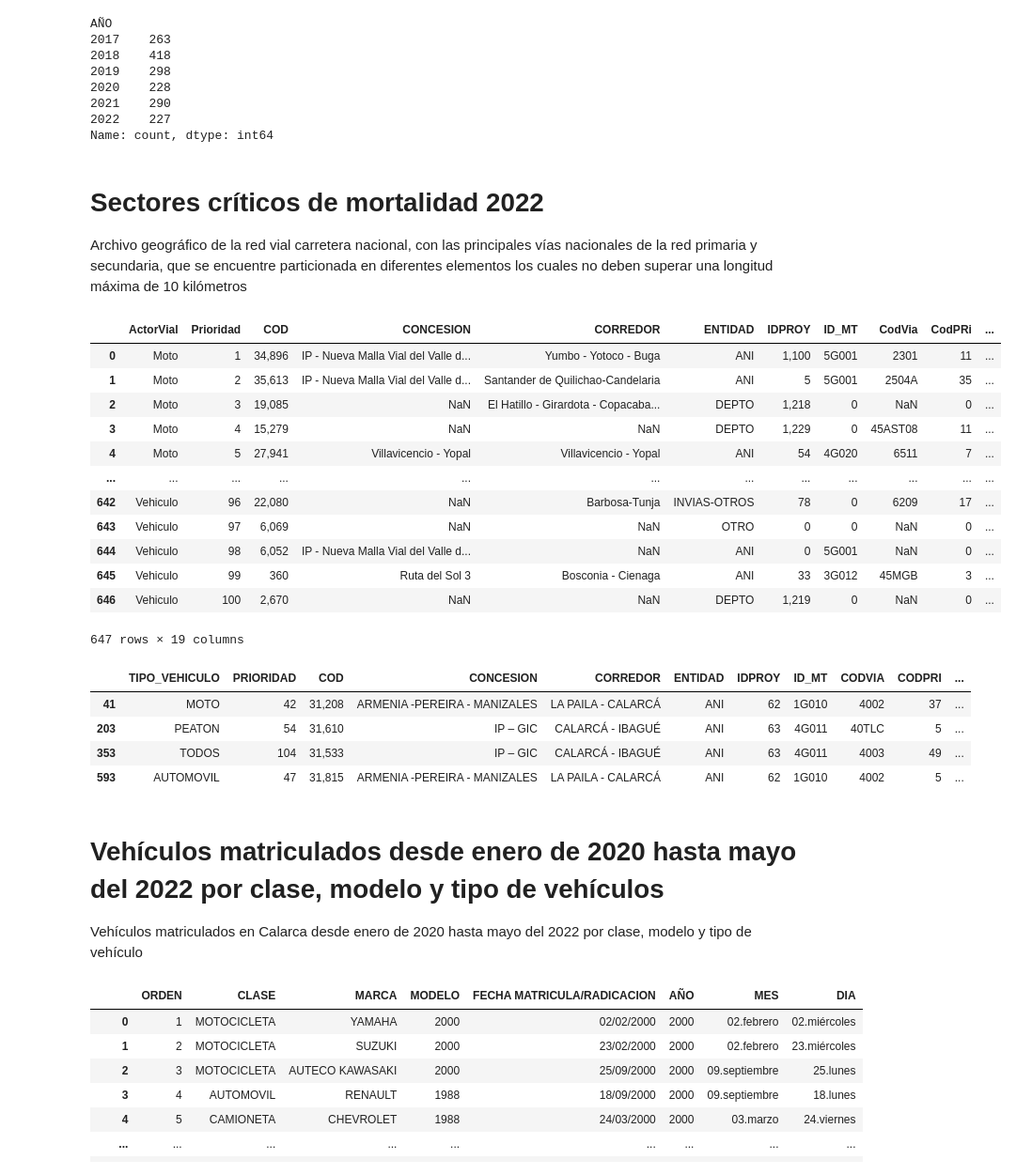
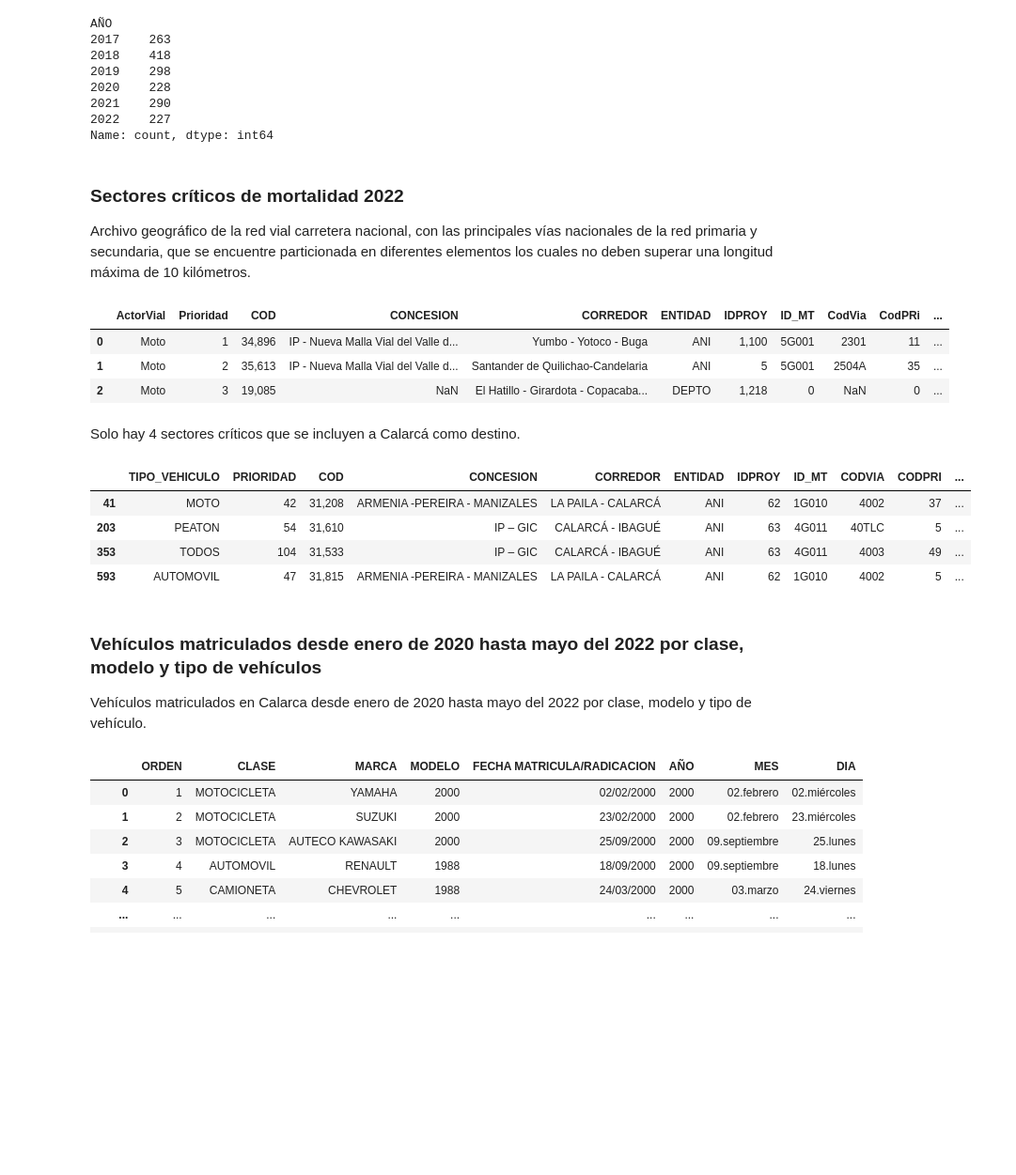
Before and after one commit to Datos-al-Ecosistema-2025-Grupo-190/calarca-en-ruedas, a Jupyter notebook: src/estandarizacion.ipynb, the cells around one changed output. Shown: that part at 94% size. Drawn from its saved outputs; the diff is of its cells as text; code cells hidden in the pictures; blank space fills up the shorter version.

```diff
--- a/src/estandarizacion.ipynb
+++ b/src/estandarizacion.ipynb
@@ -71,27 +64,17 @@ AÑO
 2022    227
 Name: count, dtype: int64
 # %% [markdown]
-# Sectores críticos de mortalidad 2022
+### Sectores críticos de mortalidad 2022
 
-Archivo geográfico de la red vial carretera nacional, con las principales vías nacionales de la red primaria y secundaria, que se encuentre particionada en diferentes elementos los cuales no deben superar una longitud máxima de 10 kilómetros
+Archivo geográfico de la red vial carretera nacional, con las principales vías nacionales de la red primaria y secundaria, que se encuentre particionada en diferentes elementos los cuales no deben superar una longitud máxima de 10 kilómetros.
 # %%
-# Dataframe inicial
 sectores_criticos = pd.read_csv('../data/Sectores_críticos_mortalidad_2022_20251120.csv')
-sectores_criticos
+sectores_criticos.head(3)
 # %% [output]
 |  | ActorVial | Prioridad | COD | CONCESION | CORREDOR | ENTIDAD | IDPROY | ID_MT | CodVia | CodPRi | ... |
 | 0 | Moto | 1 | 34,896 | IP - Nueva Malla Vial del Valle d... | Yumbo - Yotoco - Buga | ANI | 1,100 | 5G001 | 2301 | 11 | ... |
 | 1 | Moto | 2 | 35,613 | IP - Nueva Malla Vial del Valle d... | Santander de Quilichao-Candelaria | ANI | 5 | 5G001 | 2504A | 35 | ... |
 | 2 | Moto | 3 | 19,085 | NaN | El Hatillo - Girardota - Copacaba... | DEPTO | 1,218 | 0 | NaN | 0 | ... |
-| 3 | Moto | 4 | 15,279 | NaN | NaN | DEPTO | 1,229 | 0 | 45AST08 | 11 | ... |
-| 4 | Moto | 5 | 27,941 | Villavicencio - Yopal | Villavicencio - Yopal | ANI | 54 | 4G020 | 6511 | 7 | ... |
-| ... | ... | ... | ... | ... | ... | ... | ... | ... | ... | ... | ... |
-| 642 | Vehiculo | 96 | 22,080 | NaN | Barbosa-Tunja | INVIAS-OTROS | 78 | 0 | 6209 | 17 | ... |
-| 643 | Vehiculo | 97 | 6,069 | NaN | NaN | OTRO | 0 | 0 | NaN | 0 | ... |
-| 644 | Vehiculo | 98 | 6,052 | IP - Nueva Malla Vial del Valle d... | NaN | ANI | 0 | 5G001 | NaN | 0 | ... |
-| 645 | Vehiculo | 99 | 360 | Ruta del Sol 3 | Bosconia - Cienaga | ANI | 33 | 3G012 | 45MGB | 3 | ... |
-| 646 | Vehiculo | 100 | 2,670 | NaN | NaN | DEPTO | 1,219 | 0 | NaN | 0 | ... |
-647 rows × 19 columns
 # %%
 # Modificaciones
 sectores_criticos = sectores_criticos[sectores_criticos['CORREDOR'].str.contains('calarcá', case=False, na=False)]
@@ -106,4 +89,6 @@ sectores_criticos = sectores_criticos.assign(
 )
 
 sectores_criticos = sectores_criticos.drop(columns=['PASOURBANO'])
+# %% [markdown]
+Solo hay 4 sectores críticos que se incluyen a Calarcá como destino.
 # %%
@@ -116,9 +100,9 @@ sectores_criticos
 | 353 | TODOS | 104 | 31,533 | IP – GIC | CALARCÁ - IBAGUÉ | ANI | 63 | 4G011 | 4003 | 49 | ... |
 | 593 | AUTOMOVIL | 47 | 31,815 | ARMENIA -PEREIRA - MANIZALES | LA PAILA - CALARCÁ | ANI | 62 | 1G010 | 4002 | 5 | ... |
 # %% [markdown]
-# Vehículos matriculados desde enero de 2020 hasta mayo del 2022 por clase, modelo y tipo de vehículos
+### Vehículos matriculados desde enero de 2020 hasta mayo del 2022 por clase, modelo y tipo de vehículos
 
-Vehículos matriculados en Calarca desde enero de 2020 hasta mayo del 2022 por clase, modelo y tipo de vehículo
+Vehículos matriculados en Calarca desde enero de 2020 hasta mayo del 2022 por clase, modelo y tipo de vehículo.
 # %%
 # Dataframe inicial
 vehiculos_matriculados = pd.read_csv('../data/Vehículos_matriculados_desde_enero_de_2020_hasta_mayo_del_2022_por_clase,_modelo_y_tipo_de_vehículo_20251120.csv')
```
Also changed, not shown: parts of 69 cells of this notebook, 1 other file.
